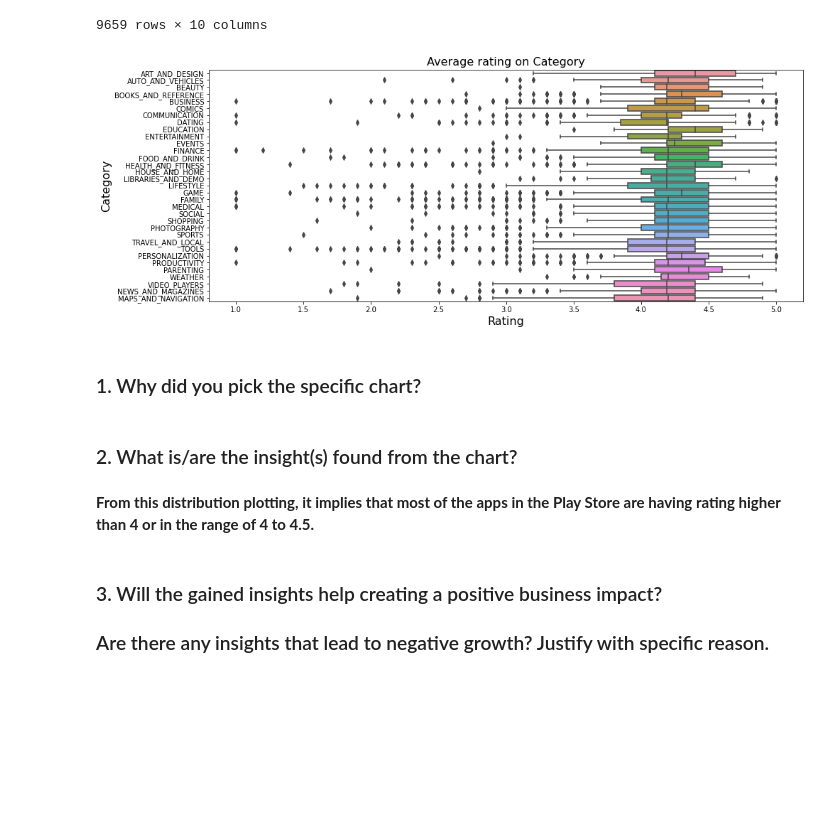
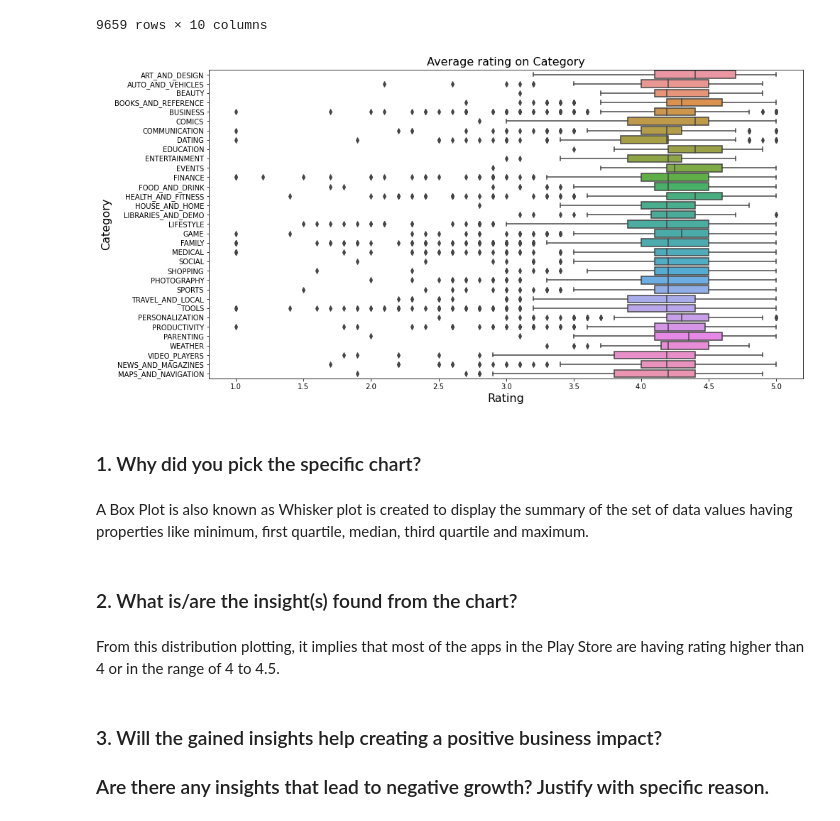
Before and after one commit to Navjotkhatri/EDA-Play-Store-App-Review-Analysis, a Jupyter notebook: EDA_Play_Store_App_Review_Analysis_Capstone_Project.ipynb, the cells around one changed output. Saved outputs shown, nothing was run; the diff lists cells and outputs as text; code cells hidden in the pictures; blank space fills up the shorter version.

```diff
--- a/EDA_Play_Store_App_Review_Analysis_Capstone_Project.ipynb
+++ b/EDA_Play_Store_App_Review_Analysis_Capstone_Project.ipynb
@@ -987,20 +987,22 @@ df1
 9659 rows × 10 columns
 # %%
 #box plot on average rating
-plt.figure(figsize=(15,6))
+plt.figure(figsize=(15,8))
 plt.title("Average rating on Category",fontsize=16)
 sns.boxplot(y="Category",x ='Rating',data =df1)
 plt.xlabel("Rating",fontsize=16)
 plt.ylabel("Category",fontsize=16)
 plt.show()
 # %% [output]
-[figure, old version]
+[figure, new version]
 # %% [markdown]
 ### 1. Why did you pick the specific chart?
+# %% [markdown]
+A Box Plot is also known as Whisker plot is created to display the summary of the set of data values having properties like minimum, first quartile, median, third quartile and maximum.
 # %% [markdown]
 ### 2. What is/are the insight(s) found from the chart?
 # %% [markdown]
-**From this distribution plotting, it implies that most of the apps in the Play Store are having rating higher than 4 or in the range of 4 to 4.5.**
+From this distribution plotting, it implies that most of the apps in the Play Store are having rating higher than 4 or in the range of 4 to 4.5.
 # %% [markdown]
 ### 3. Will the gained insights help creating a positive business impact?
 ### Are there any insights that lead to negative growth? Justify with specific reason.
```
Also changed, not shown: parts of 13 cells of this notebook.
